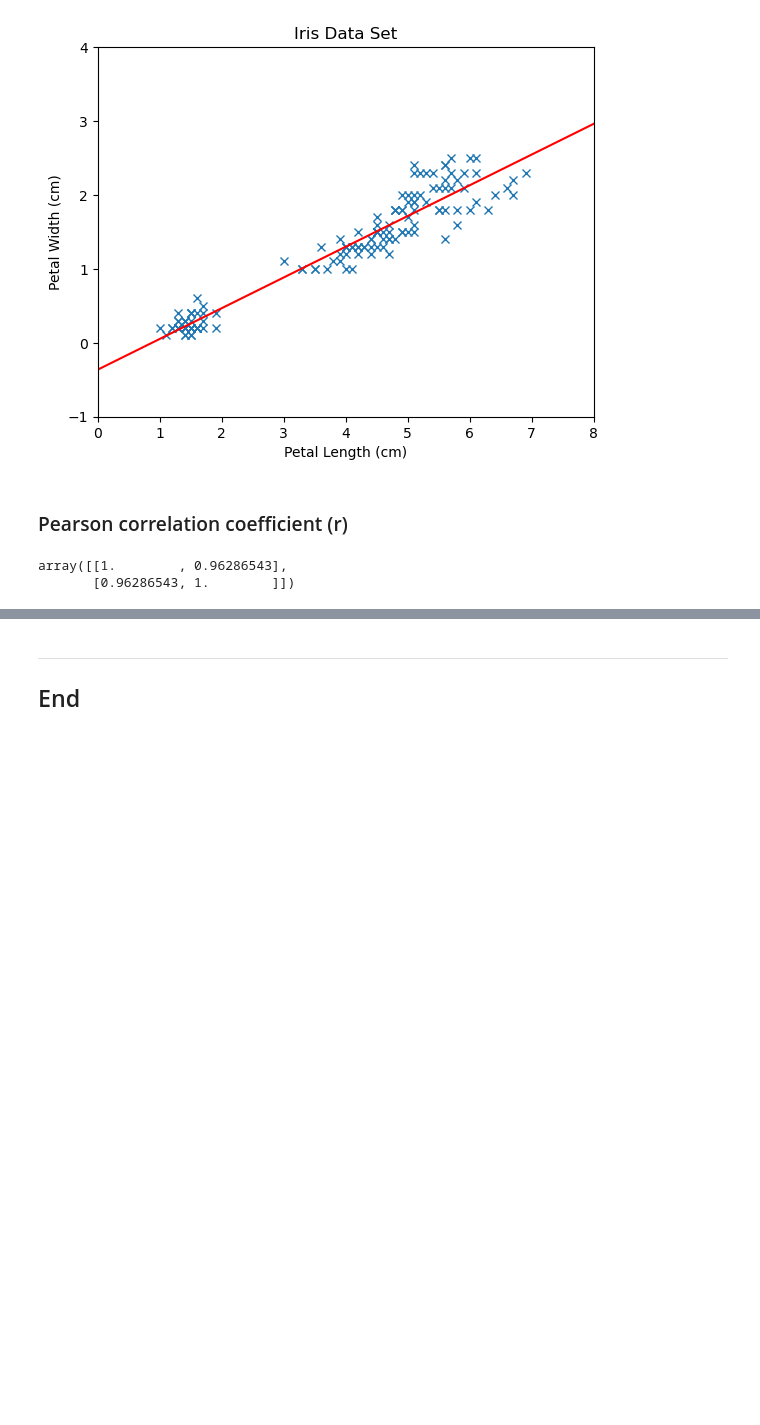
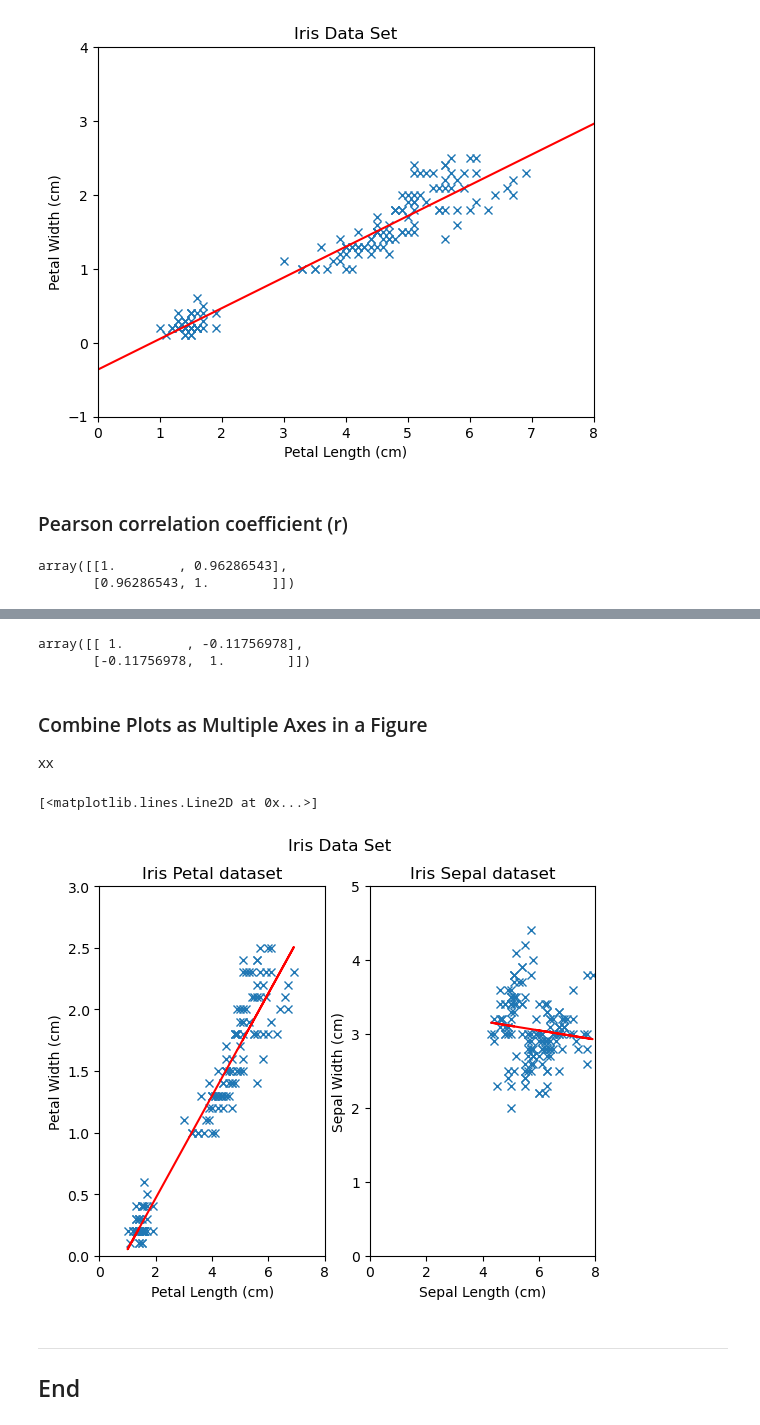
Before and after one commit to dvdgeroconnell/PODA-coursework, a Jupyter notebook: iris.ipynb, the cells around one changed output, grey strips where cells are left out. Cells and saved outputs as stored; diff of their text form; code cells hidden in the pictures; blank space fills up the shorter version.

```diff
--- a/iris.ipynb
+++ b/iris.ipynb
@@ -248,3 +289,44 @@ array([[1.        , 0.96286543],
+# %%
+# Calculate the correlation - it looks like it will be a lot lower than for petal length vs width
+np.corrcoef(slen, swidth)
+# %% [output]
+array([[ 1.        , -0.11756978],
+       [-0.11756978,  1.        ]])
+# %% [markdown]
+### Combine Plots as Multiple Axes in a Figure
+xx
+# %%
+
+# Default is one axis - this does 3 rows, 2 columns
+fig2, (ax3, ax4) = plt.subplots(1,2)
+
+# Fill in the axes. If your have more than one, you need to specify which one.
+ax3.plot(plen, pwidth, 'x')
+ax4.plot(slen, swidth, 'x')
+
+# Set the axis limits and titles for the Petal axis
+ax3.set_xlabel('Petal Length (cm)')
+ax3.set_ylabel('Petal Width (cm)')
+ax3.set_title('Iris Petal dataset')
+ax3.set_xlim(0,8)
+ax3.set_ylim(0,3)
+
+# Set the axis limits and titles for the Sepal axis
+ax4.set_xlabel('Sepal Length (cm)')
+ax4.set_ylabel('Sepal Width (cm)')
+ax4.set_title('Iris Sepal dataset')
+ax4.set_xlim(0,8)
+ax4.set_ylim(0,5)
+
+# Set the title for the figure
+fig2.suptitle('Iris Data Set')
+
+# Overlay the best fit lines calculated in an earlier cell
+ax3.plot(plen, m * plen + c, 'r-')
+ax4.plot(slen, m1 * slen + c1, 'r-')
+# %% [output]
+[<matplotlib.lines.Line2D at 0x...>]
+[figure, added]
 # %% [markdown]
 ***
 ## End
```
Also changed, not shown: parts of 6 cells of this notebook.
